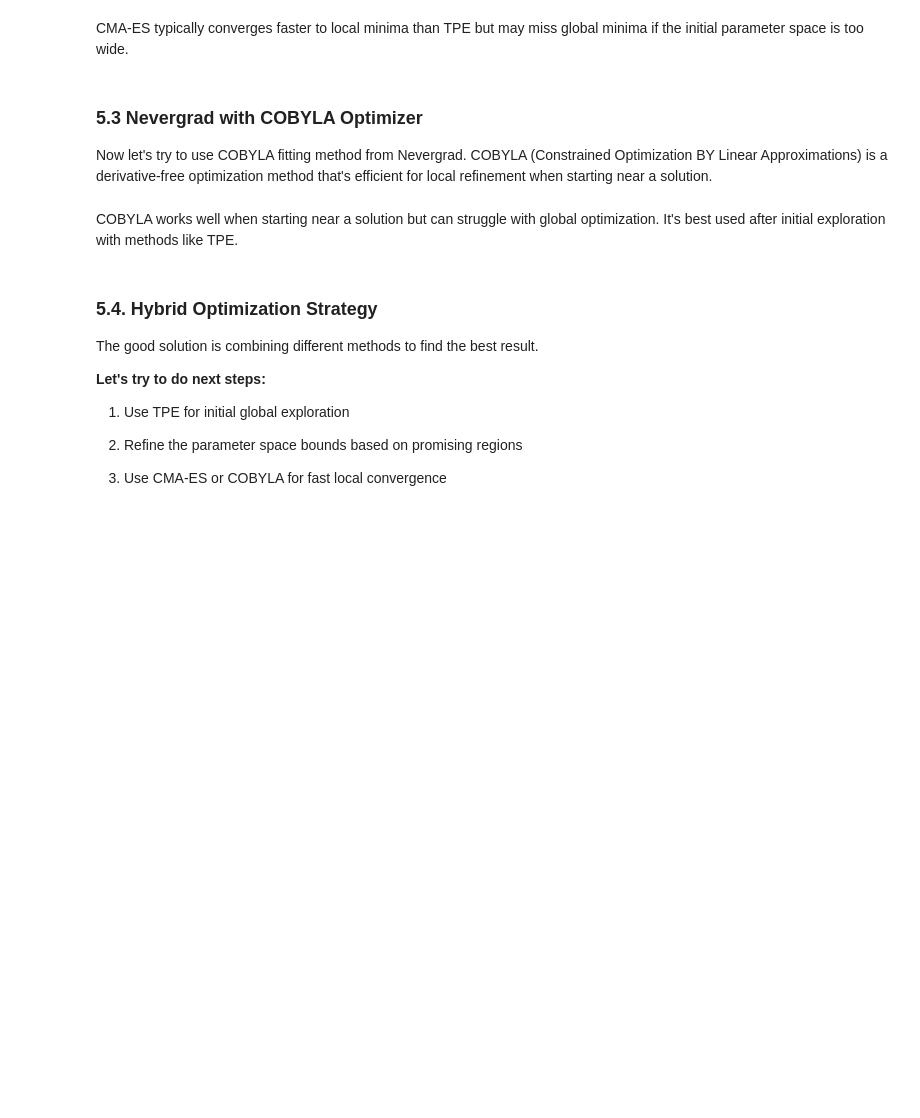
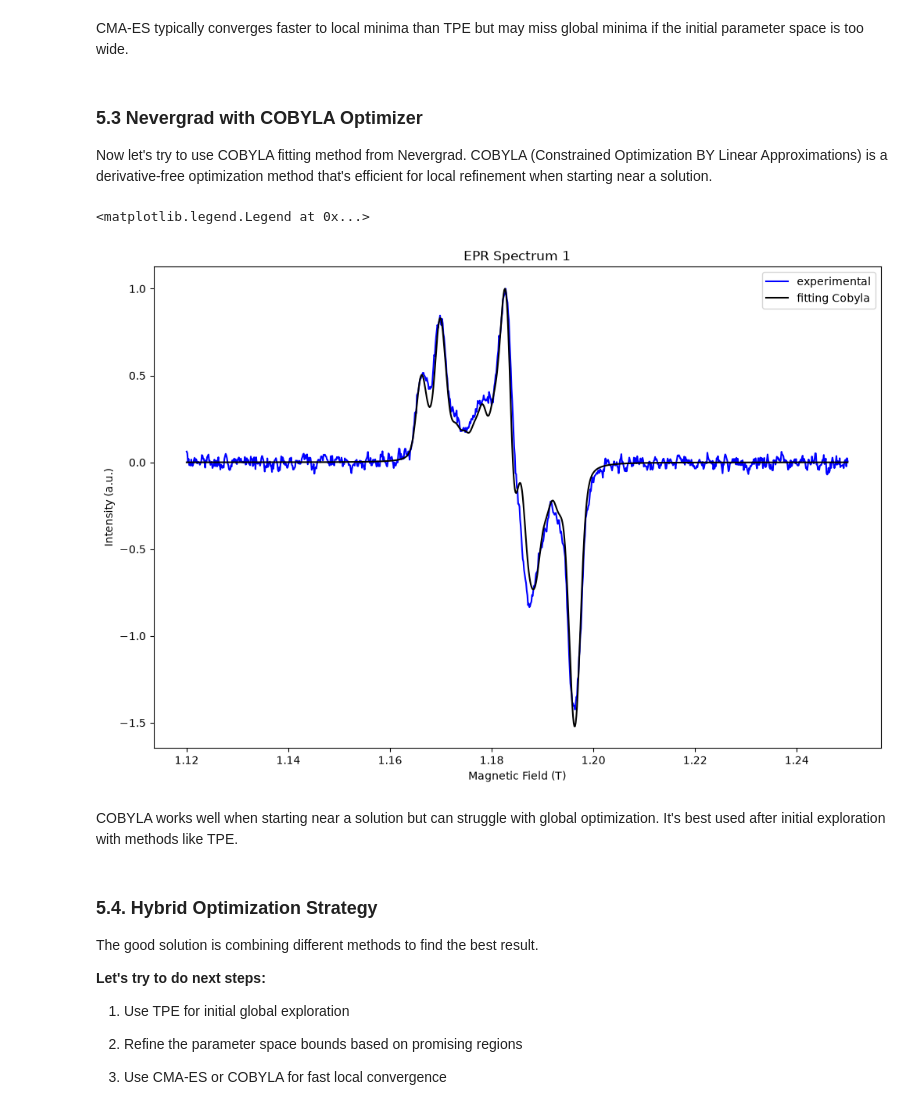
Before and after one commit to ArkadySamsonenkoWork/MaRs, a Jupyter notebook: examples/example_3_simple_fit/example_3.ipynb, the cells around one changed output. Cells and saved outputs as stored; diff of their text form; code cells hidden in the pictures; blank space fills up the shorter version.

```diff
--- a/examples/example_3_simple_fit/example_3.ipynb
+++ b/examples/example_3_simple_fit/example_3.ipynb
@@ -458,12 +453,15 @@ result_Cobyla = fitter1.fit(backend="ng", budget=300, optimizer="Cobyla")  # Not
 # %%
 plt.figure(figsize=(12, 8))
 
 plt.plot(fields1, spectrum1 / max(spectrum1), 'b-', linewidth=1.5, label="experimental")
-plt.plot(fields1, result_Cobyla.best_spectrum.numpy() / max(result_Cobyla.best_spectrum.numpy()), 'black', linewidth=1.5, label="fitting Cobyla")
+plt.plot(fields1, result_Cobyla.best_spectrum.cpu().numpy() / max(result_Cobyla.best_spectrum.cpu().numpy()), 'black', linewidth=1.5, label="fitting Cobyla")
 plt.title('EPR Spectrum 1', fontsize=12)
 plt.xlabel('Magnetic Field (T)', fontsize=10)
 plt.ylabel('Intensity (a.u.)', fontsize=10)
 plt.legend()
+# %% [output]
+<matplotlib.legend.Legend at 0x...>
+[figure, added]
 # %% [markdown]
 COBYLA works well when starting near a solution but can struggle with global optimization. It's best used after initial exploration with methods like TPE.
 # %% [markdown]
```
Also changed, not shown: parts of 18 cells of this notebook, 15 other files.
